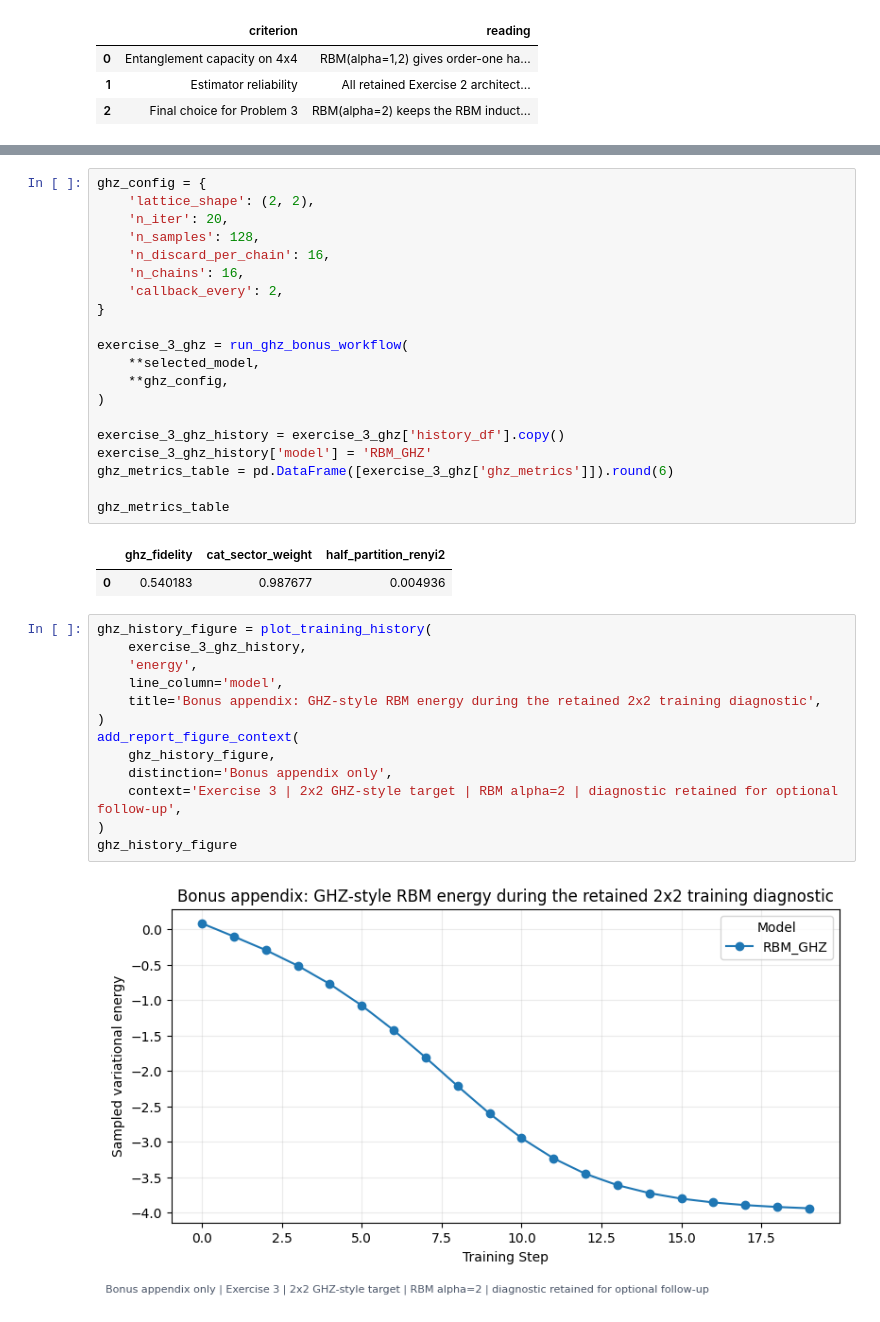
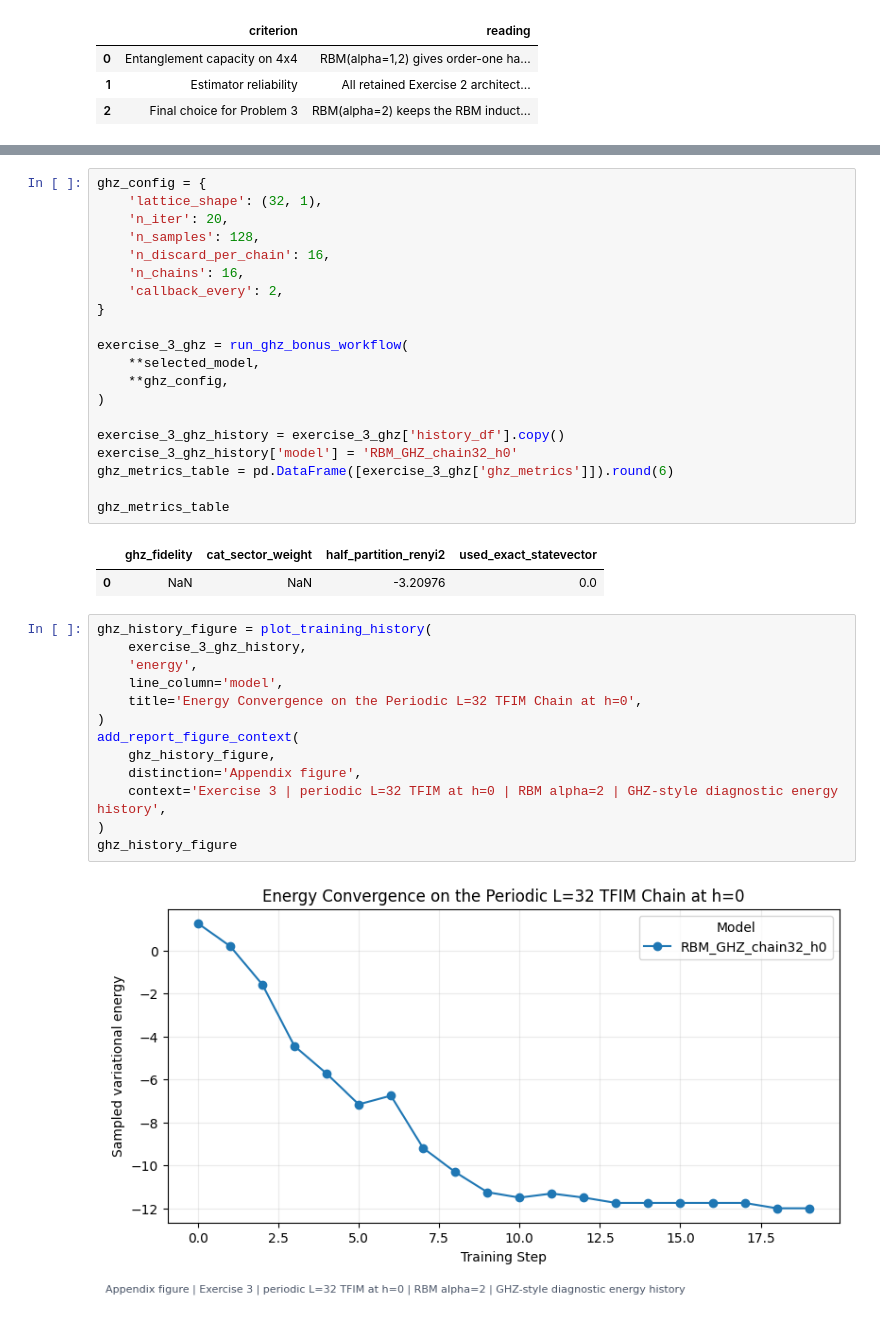
Before and after one commit to SBT2004/NQS, a Jupyter notebook: Balint/demos/exercise_3.ipynb, the cells around one changed output, grey strips where cells are left out. Saved outputs shown, nothing was run; the diff lists cells and outputs as text.

```diff
--- a/Balint/demos/exercise_3.ipynb
+++ b/Balint/demos/exercise_3.ipynb
@@ -526,6 +889,6 @@ This section is intentionally appendix-only. The run below is a diagnostic of ho
 # %%
 ghz_config = {
-    'lattice_shape': (2, 2),
+    'lattice_shape': (32, 1),
     'n_iter': 20,
     'n_samples': 128,
     'n_discard_per_chain': 16,
@@ -539,25 +902,25 @@ exercise_3_ghz = run_ghz_bonus_workflow(
 )
 
 exercise_3_ghz_history = exercise_3_ghz['history_df'].copy()
-exercise_3_ghz_history['model'] = 'RBM_GHZ'
+exercise_3_ghz_history['model'] = 'RBM_GHZ_chain32_h0'
 ghz_metrics_table = pd.DataFrame([exercise_3_ghz['ghz_metrics']]).round(6)
 
 ghz_metrics_table
 # %% [output]
-|  | ghz_fidelity | cat_sector_weight | half_partition_renyi2 |
-| 0 | 0.540183 | 0.987677 | 0.004936 |
+|  | ghz_fidelity | cat_sector_weight | half_partition_renyi2 | used_exact_statevector |
+| 0 | NaN | NaN | -3.20976 | 0.0 |
 # %%
 ghz_history_figure = plot_training_history(
     exercise_3_ghz_history,
     'energy',
     line_column='model',
-    title='Bonus appendix: GHZ-style RBM energy during the retained 2x2 training diagnostic',
+    title='Energy Convergence on the Periodic L=32 TFIM Chain at h=0',
 )
 add_report_figure_context(
     ghz_history_figure,
-    distinction='Bonus appendix only',
-    context='Exercise 3 | 2x2 GHZ-style target | RBM alpha=2 | diagnostic retained for optional follow-up',
+    distinction='Appendix figure',
+    context='Exercise 3 | periodic L=32 TFIM at h=0 | RBM alpha=2 | GHZ-style diagnostic energy history',
 )
 ghz_history_figure
 # %% [output]
-[figure, old version]
+[figure, new version]
```
Also changed, not shown: parts of 57 cells of this notebook, 19 other files.
